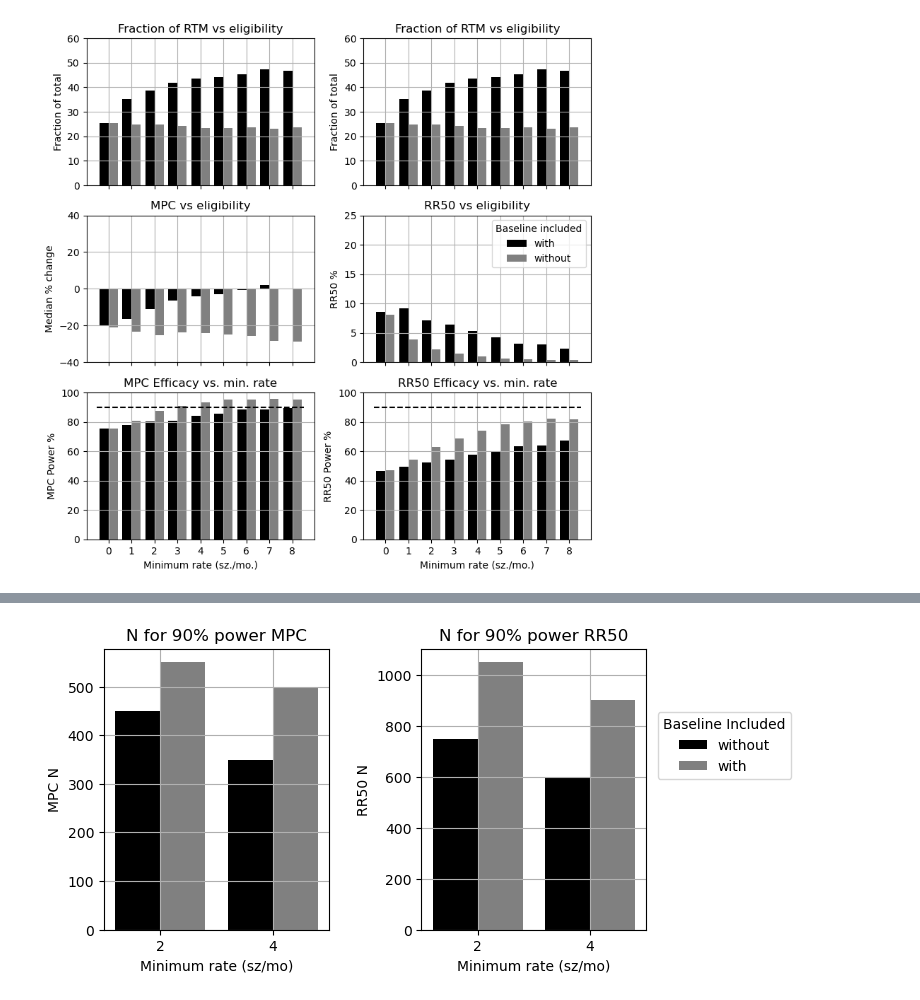
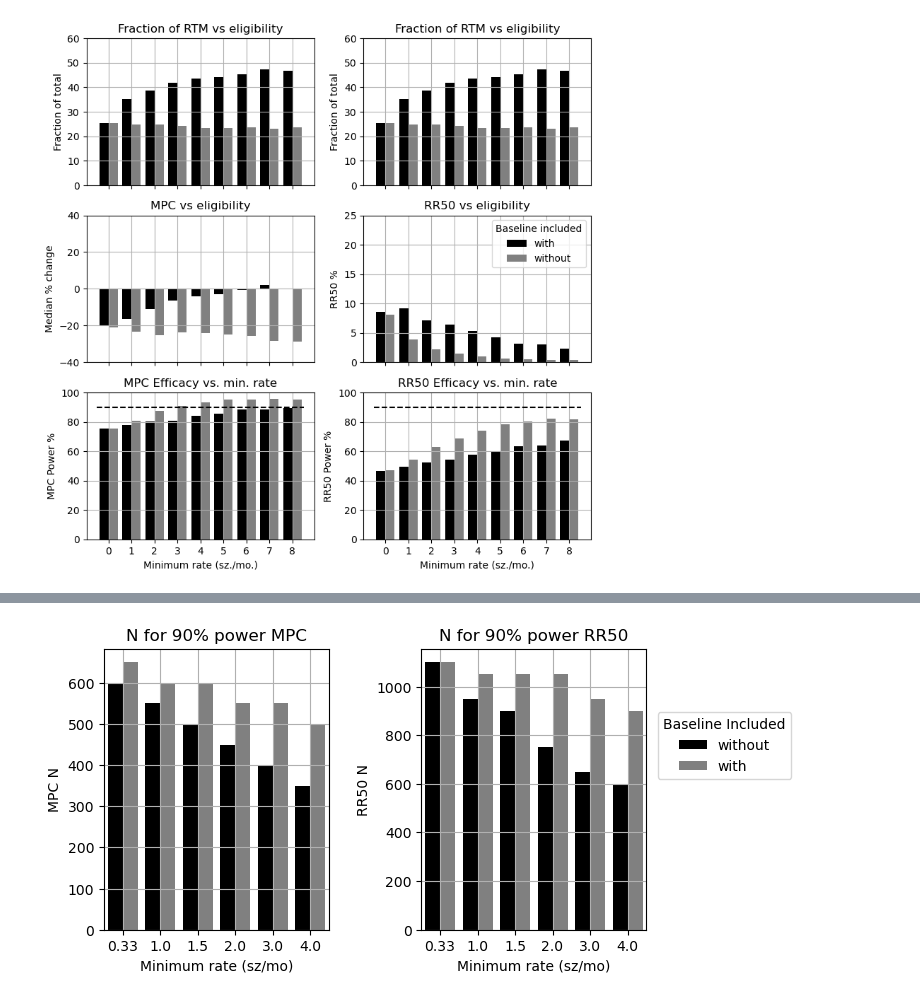
Before and after one commit to GoldenholzLab/RTMsim, a Jupyter notebook: rtm_paper_v2.ipynb, the cells around one changed output, grey strips where cells are left out. Cells and saved outputs as stored; diff of their text form; code cells hidden in the pictures.

```diff
--- a/rtm_paper_v2.ipynb
+++ b/rtm_paper_v2.ipynb
@@ -241,22 +342,33 @@ build_minSz_findN_pow(minSz=2,'Low-high-testv6-withMin2.csv')
 # %%
 import pandas as pd
 import matplotlib.pyplot as plt
 import seaborn as sns
-d = pd.DataFrame({'MPC N':[350,500,450,550],'RR50 N':[600,900,750,1050],'Baseline Included':['without','with','without','with'],
-                  'Minimum rate (sz/mo)':[4,4,2,2]})
+
+
+
+# include additional values
+d = pd.DataFrame({'MPC N':[350,500,400,550,450,550,500,600,550,600,600,650],
+                  'RR50 N':[600,900,650,950,750,1050,900,1050,950,1050,1100,1100],
+                  'Baseline Included':['without','with','without','with','without','with','without','with','without','with','without','with'],
+                  'Minimum rate (sz/mo)':[4,4,3,3,2,2,1.5,1.5,1,1,.33,.33]})
+# just 2 and 4
+#d = pd.DataFrame({'MPC N':[350,500,450,550],'RR50 N':[600,900,750,1050],'Baseline Included':['without','with','without','with'],
+#                  'Minimum rate (sz/mo)':[4,4,2,2]})
+
 f= plt.figure(figsize=(8,4))
 plt.subplot(1,2,1)
 ax = sns.barplot(data=d,x='Minimum rate (sz/mo)',y='MPC N',hue='Baseline Included',palette=['black','gray'])
 ax.legend_.remove()
 plt.grid(True)
 plt.title('N for 90% power MPC')
 plt.subplot(1,2,2)
 sns.barplot(data=d,x='Minimum rate (sz/mo)',y='RR50 N',hue='Baseline Included',palette=['black','gray'])
 plt.legend(bbox_to_anchor=(1.02, 0.8),title='Baseline Included')
 plt.grid(True)
 plt.title('N for 90% power RR50')
 
 f.tight_layout(pad=2)
-plt.savefig('Fig3.png',dpi=300)
+#plt.savefig('Fig3.png',dpi=300)
+plt.savefig('Fig3-v2.png',dpi=300)
 # %% [output]
-[figure, old version]
+[figure, new version]
```
Also changed, not shown: parts of 4 cells of this notebook, 2 other files.
